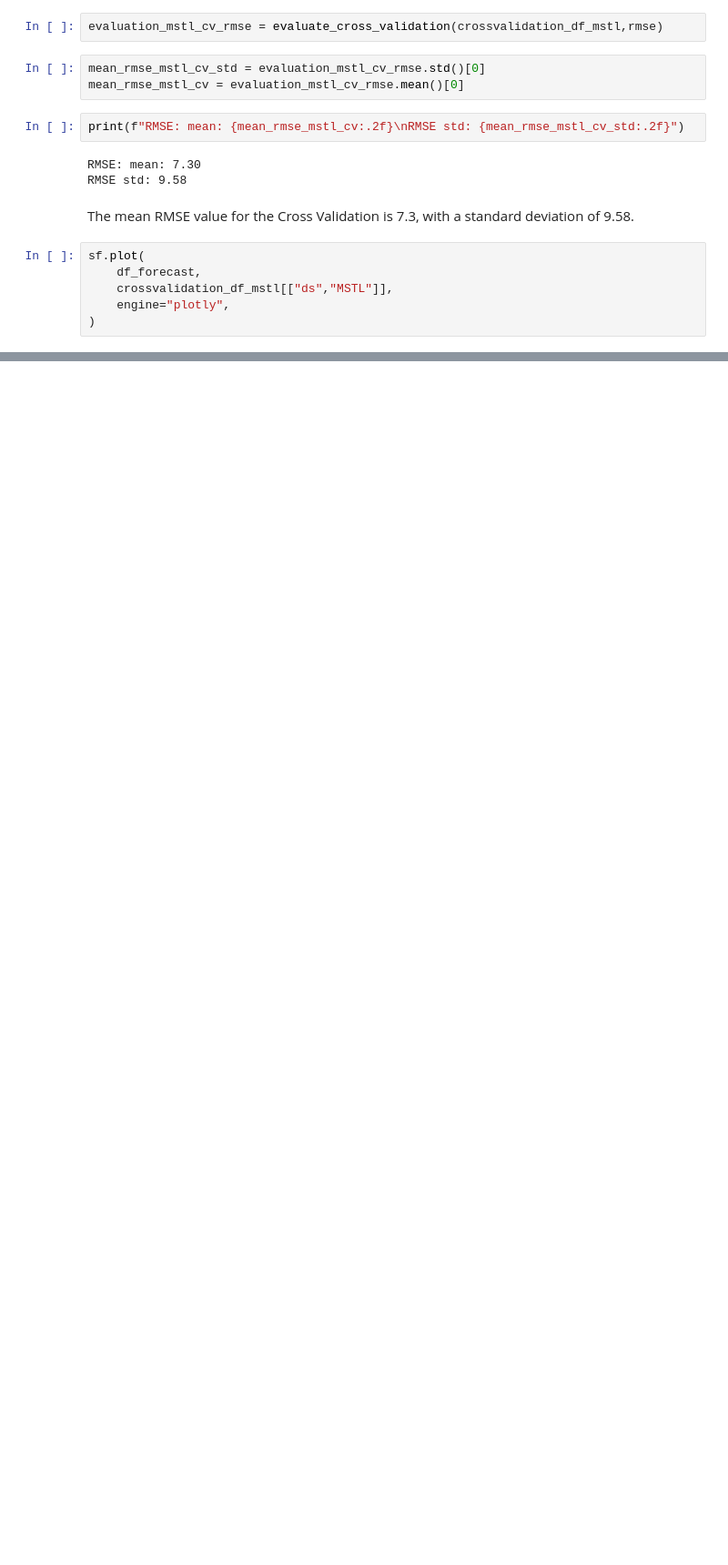
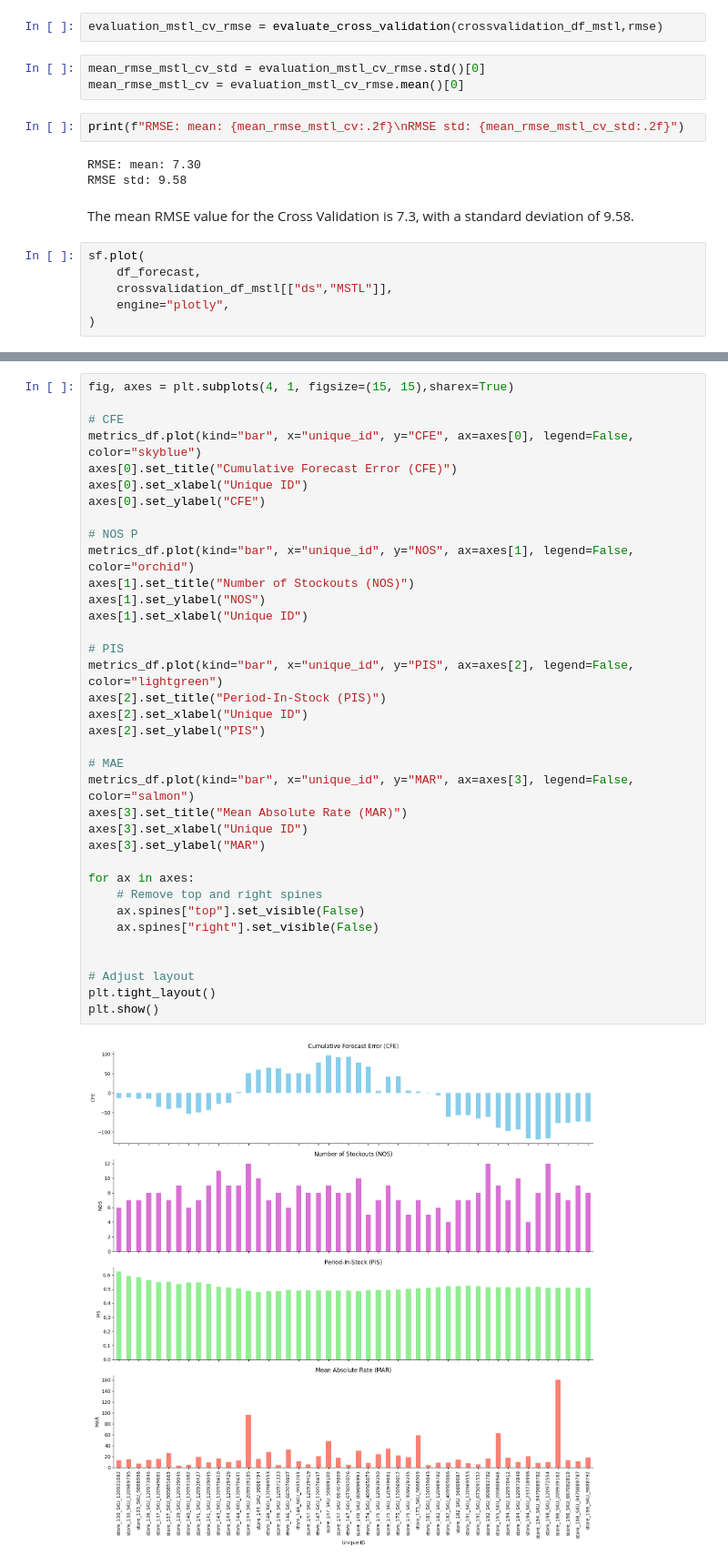
Before and after one commit to emirhansilsupur/supply-chain-analytics-forecasting, a Jupyter notebook: SC_Analytics_Forecasting.ipynb, the cells around one changed output, grey strips where cells are left out. Shown at 91% size. Drawn from its saved outputs; the diff is of its cells as text; blank space fills up the shorter version.

Commit message:
Implement evaluation metrics for intermittent demand

```diff
--- a/SC_Analytics_Forecasting.ipynb
+++ b/SC_Analytics_Forecasting.ipynb
@@ -2128,0 +2167,38 @@ sf.plot(
+# %%
+fig, axes = plt.subplots(4, 1, figsize=(15, 15),sharex=True)
+
+# CFE
+metrics_df.plot(kind="bar", x="unique_id", y="CFE", ax=axes[0], legend=False, color="skyblue")
+axes[0].set_title("Cumulative Forecast Error (CFE)")
+axes[0].set_xlabel("Unique ID")
+axes[0].set_ylabel("CFE")
+
+# NOS P
+metrics_df.plot(kind="bar", x="unique_id", y="NOS", ax=axes[1], legend=False, color="orchid")
+axes[1].set_title("Number of Stockouts (NOS)")
+axes[1].set_ylabel("NOS")
+axes[1].set_xlabel("Unique ID")
+
+# PIS
+metrics_df.plot(kind="bar", x="unique_id", y="PIS", ax=axes[2], legend=False, color="lightgreen")
+axes[2].set_title("Period-In-Stock (PIS)")
+axes[2].set_xlabel("Unique ID")
+axes[2].set_ylabel("PIS")
+
+# MAE
+metrics_df.plot(kind="bar", x="unique_id", y="MAR", ax=axes[3], legend=False, color="salmon")
+axes[3].set_title("Mean Absolute Rate (MAR)")
+axes[3].set_xlabel("Unique ID")
+axes[3].set_ylabel("MAR")
+
+for ax in axes:
+    # Remove top and right spines
+    ax.spines["top"].set_visible(False)
+    ax.spines["right"].set_visible(False)
+
+
+# Adjust layout
+plt.tight_layout()
+plt.show()
+# %% [output]
+[figure, added]
```
Also changed, not shown: parts of 3 cells of this notebook.
